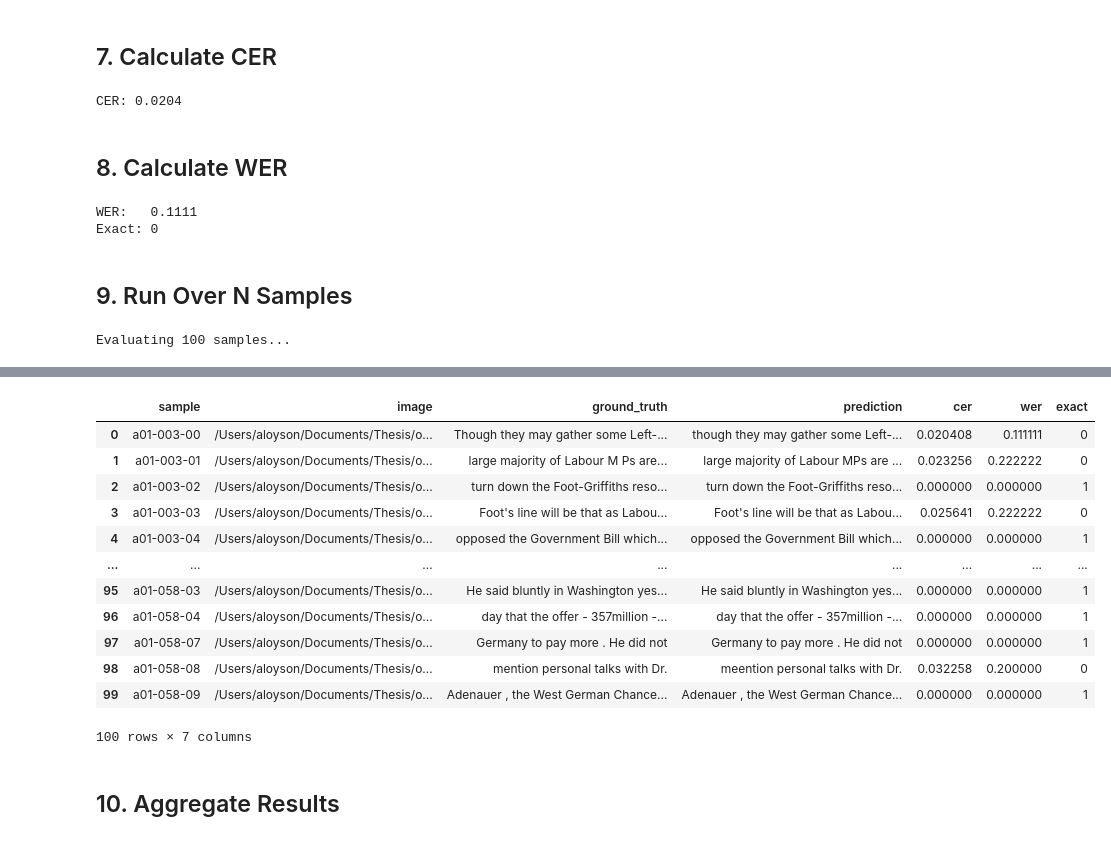
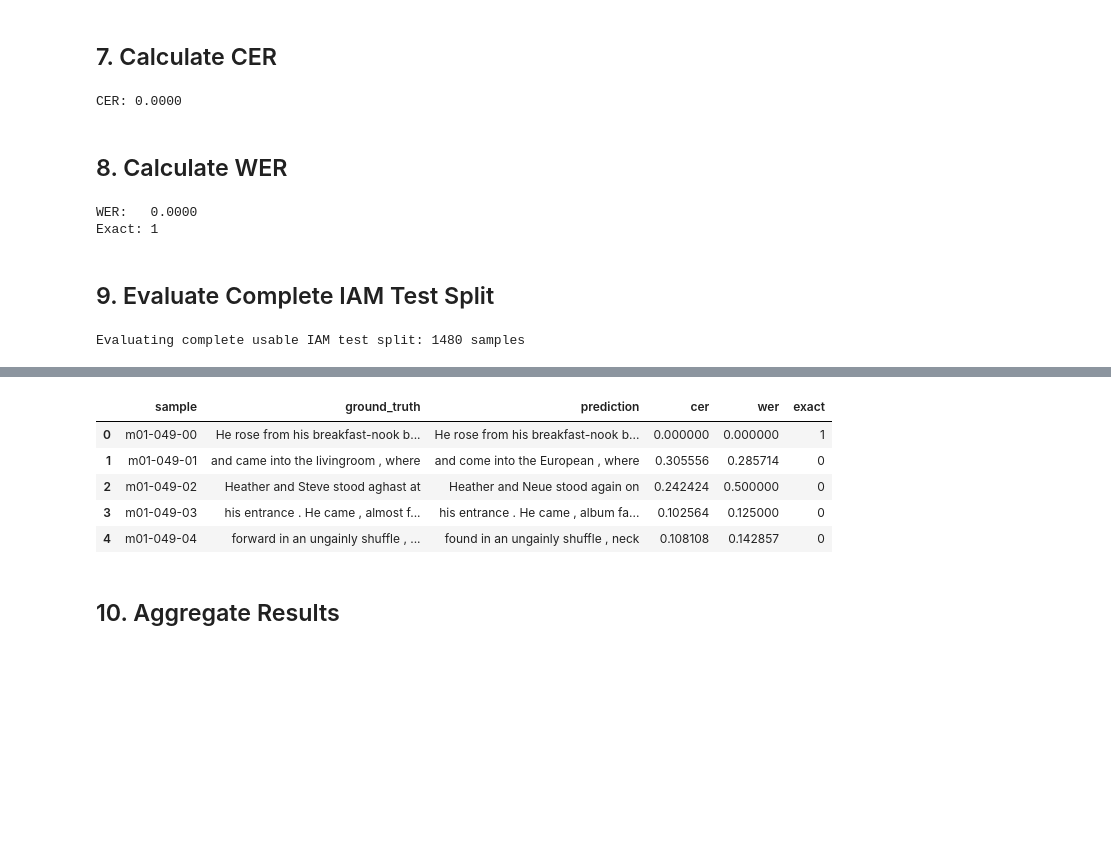
Before and after one commit to adecost4/ocr-thesis-handwritten-forms, a Jupyter notebook: trocr_beginner_project/notebooks/02_iam_evaluation.ipynb, the cells around one changed output, grey strips where cells are left out. Drawn from its saved outputs; the diff is of its cells as text; code cells hidden in the pictures; blank space fills up the shorter version.

```diff
--- a/trocr_beginner_project/notebooks/02_iam_evaluation.ipynb
+++ b/trocr_beginner_project/notebooks/02_iam_evaluation.ipynb
@@ -51,16 +51,20 @@ PyTorch: 2.14.0
 # %%
-CSV_PATH = PROJECT_ROOT / "data" / "iam" / "iam_sample.csv"
+CSV_PATH = PROJECT_ROOT / "data" / "iam" / "test.csv"
 
 if not CSV_PATH.exists():
-    raise FileNotFoundError(f"IAM sample CSV was not found: {CSV_PATH}. Run src/create_iam_sample.py first.")
+    raise FileNotFoundError(
+        f"IAM test CSV was not found:\n{CSV_PATH}\n\n"
+        "Run src/create_iam_sample.py and src/create_iam_splits.py first."
+    )
 
 df = pd.read_csv(CSV_PATH)
-required_columns = {"image", "text"}
+
+required_columns = {"id", "image", "text"}
 missing = required_columns - set(df.columns)
 if missing:
     raise ValueError(f"CSV is missing required columns: {sorted(missing)}")
 
 print("CSV:", CSV_PATH)
-print("Samples available:", len(df))
+print("Usable IAM test samples:", len(df))
 df.head()
 # %% [output]
@@ -159,7 +163,7 @@ though they may gather some Left-wing support , a
 sample_cer = calculate_cer(reference, prediction)
 print(f"CER: {sample_cer:.4f}")
 # %% [output]
-CER: 0.0204
+CER: 0.0000
 # %% [markdown]
 ## 8. Calculate WER
 # %%
@@ -168,39 +172,57 @@ sample_exact = exact_field_accuracy(reference, prediction)
 print(f"WER:   {sample_wer:.4f}")
 print(f"Exact: {sample_exact}")
 # %% [output]
-WER:   0.1111
-Exact: 0
+WER:   0.0000
+Exact: 1
 # %% [markdown]
-## 9. Run Over N Samples
+## 9. Evaluate Complete IAM Test Split
 # %%
-N = min(100, len(df))
-print(f"Evaluating {N} samples...")
+N = len(df)
+print(f"Evaluating complete usable IAM test split: {N} samples")
 # %% [output]
-Evaluating 100 samples...
+Evaluating complete usable IAM test split: 1480 samples
 # %%
 results = []
 
-for _, row in tqdm(df.head(N).iterrows(), total=N):
+for _, row in tqdm(
+    df.iterrows(),
+    total=len(df),
+    desc="Evaluating IAM test set"
+):
     image_path = Path(row["image"])
     reference = str(row["text"])
+
     try:
         image = Image.open(image_path).convert("RGB")
-        pixel_values = processor(images=image, return_tensors="pt").pixel_values.to(device)
+
+        pixel_values = processor(
+            images=image,
+            return_tensors="pt"
+        ).pixel_values.to(device)
+
         with torch.no_grad():
             generated_ids = model.generate(pixel_values)
-        prediction = processor.batch_decode(generated_ids, skip_special_tokens=True)[0]
+
+        prediction = processor.batch_decode(
+            generated_ids,
+            skip_special_tokens=True
+        )[0]
+
         results.append({
-            "sample": row.get("id", image_path.stem),
-            "image": str(image_path),
+            "sample": row["id"],
             "ground_truth": reference,
             "prediction": prediction,
             "cer": calculate_cer(reference, prediction),
             "wer": calculate_wer(reference, prediction),
             "exact": exact_field_accuracy(reference, prediction),
         })
+
     except Exception as exc:
-        print(f"Skipping {image_path.name}: {exc}")
+        print(f"Skipping {row['id']}: {exc}")
 
 results_df = pd.DataFrame(results)
-results_df
+
+print()
+print("Successfully evaluated:", len(results_df))
+results_df.head()
 # %% [output]
@@ -207,16 +230,9 @@ results_df
-|  | sample | image | ground_truth | prediction | cer | wer | exact |
-| 0 | a01-003-00 | /Users/aloyson/Documents/Thesis/o... | Though they may gather some Left-... | though they may gather some Left-... | 0.020408 | 0.111111 | 0 |
-| 1 | a01-003-01 | /Users/aloyson/Documents/Thesis/o... | large majority of Labour M Ps are... | large majority of Labour MPs are ... | 0.023256 | 0.222222 | 0 |
-| 2 | a01-003-02 | /Users/aloyson/Documents/Thesis/o... | turn down the Foot-Griffiths reso... | turn down the Foot-Griffiths reso... | 0.000000 | 0.000000 | 1 |
-| 3 | a01-003-03 | /Users/aloyson/Documents/Thesis/o... | Foot's line will be that as Labou... | Foot's line will be that as Labou... | 0.025641 | 0.222222 | 0 |
-| 4 | a01-003-04 | /Users/aloyson/Documents/Thesis/o... | opposed the Government Bill which... | opposed the Government Bill which... | 0.000000 | 0.000000 | 1 |
-| ... | ... | ... | ... | ... | ... | ... | ... |
-| 95 | a01-058-03 | /Users/aloyson/Documents/Thesis/o... | He said bluntly in Washington yes... | He said bluntly in Washington yes... | 0.000000 | 0.000000 | 1 |
-| 96 | a01-058-04 | /Users/aloyson/Documents/Thesis/o... | day that the offer - 357million -... | day that the offer - 357million -... | 0.000000 | 0.000000 | 1 |
-| 97 | a01-058-07 | /Users/aloyson/Documents/Thesis/o... | Germany to pay more . He did not | Germany to pay more . He did not | 0.000000 | 0.000000 | 1 |
-| 98 | a01-058-08 | /Users/aloyson/Documents/Thesis/o... | mention personal talks with Dr. | meention personal talks with Dr. | 0.032258 | 0.200000 | 0 |
-| 99 | a01-058-09 | /Users/aloyson/Documents/Thesis/o... | Adenauer , the West German Chance... | Adenauer , the West German Chance... | 0.000000 | 0.000000 | 1 |
+|  | sample | ground_truth | prediction | cer | wer | exact |
+| 0 | m01-049-00 | He rose from his breakfast-nook b... | He rose from his breakfast-nook b... | 0.000000 | 0.000000 | 1 |
+| 1 | m01-049-01 | and came into the livingroom , where | and come into the European , where | 0.305556 | 0.285714 | 0 |
+| 2 | m01-049-02 | Heather and Steve stood aghast at | Heather and Neue stood again on | 0.242424 | 0.500000 | 0 |
+| 3 | m01-049-03 | his entrance . He came , almost f... | his entrance . He came , album fa... | 0.102564 | 0.125000 | 0 |
+| 4 | m01-049-04 | forward in an ungainly shuffle , ... | found in an ungainly shuffle , neck | 0.108108 | 0.142857 | 0 |
-100 rows × 7 columns
 # %% [markdown]
 ## 10. Aggregate Results
 # %%
```
Also changed, not shown: parts of 13 cells of this notebook, 7 other files.
